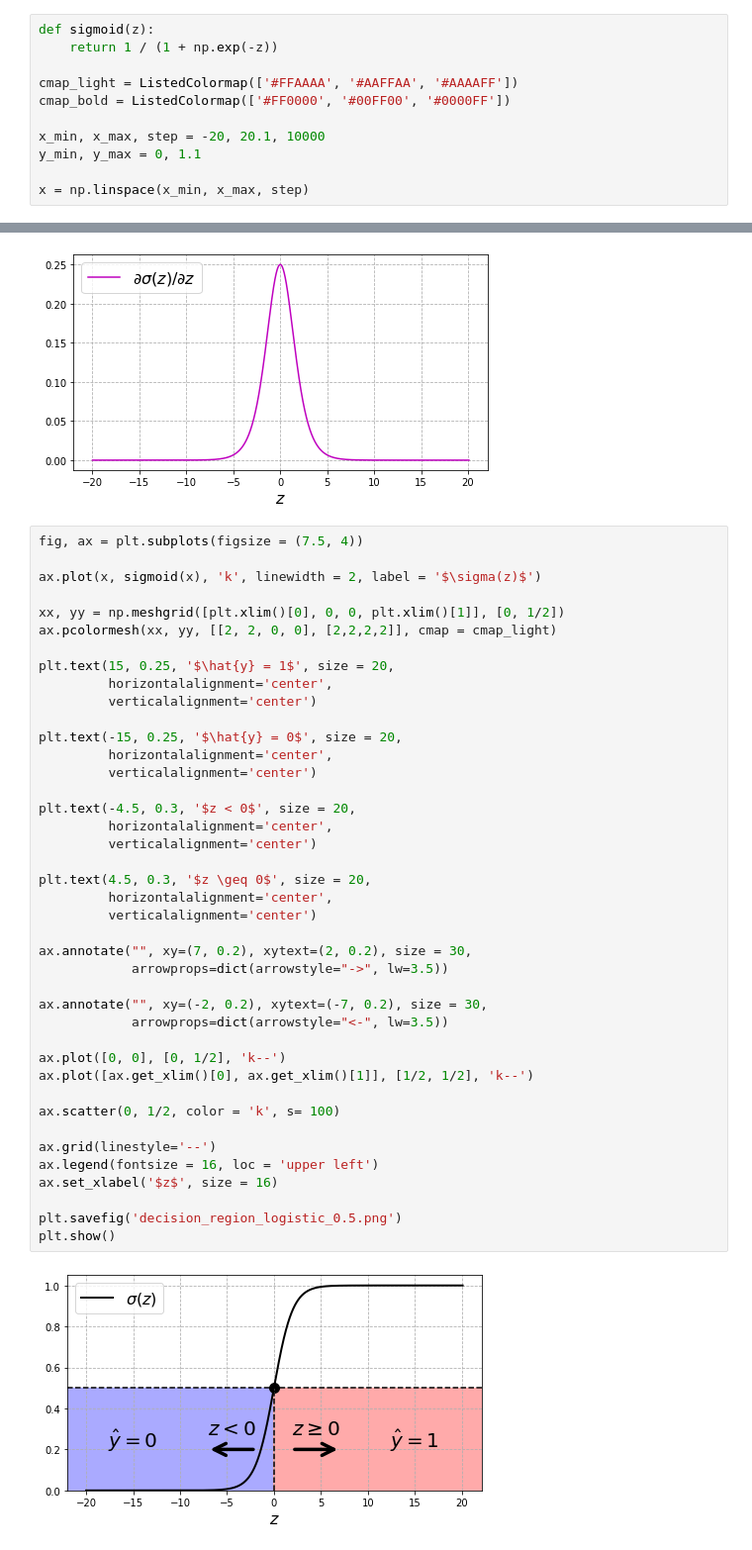
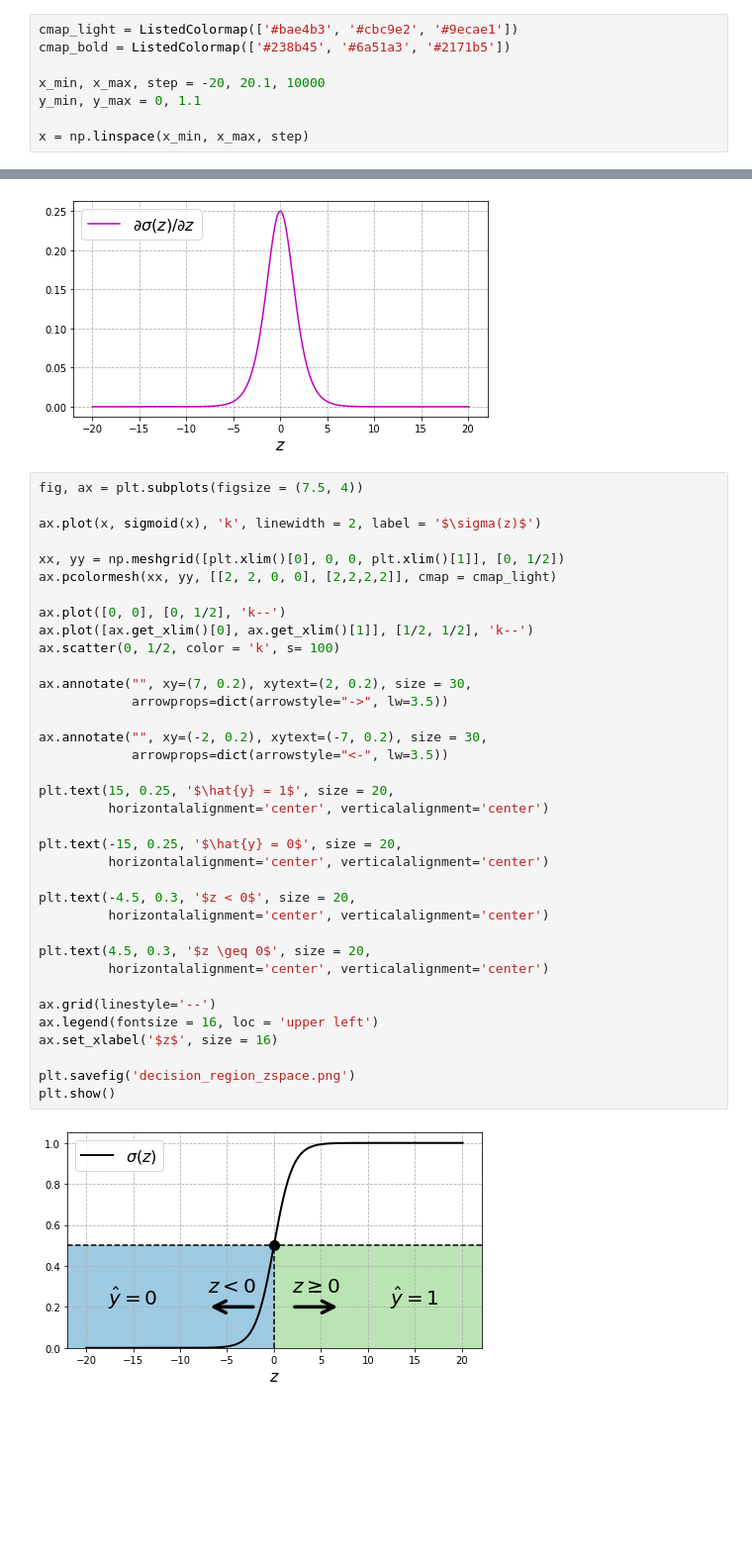
Before and after one commit to julian10m/ML-tutorials, a Jupyter notebook: Logistic-Regression.ipynb, the cells around one changed output, grey strips where cells are left out. Shown at 99% size. Cells and saved outputs as stored; diff of their text form; blank space fills up the shorter version.

```diff
--- a/Logistic-Regression.ipynb
+++ b/Logistic-Regression.ipynb
@@ -9,9 +12,6 @@ from mpl_toolkits import mplot3d
 # %%
-def sigmoid(z):
-    return 1 / (1 + np.exp(-z))
-
-cmap_light = ListedColormap(['#FFAAAA', '#AAFFAA', '#AAAAFF'])
-cmap_bold = ListedColormap(['#FF0000', '#00FF00', '#0000FF'])
+cmap_light = ListedColormap(['#bae4b3', '#cbc9e2', '#9ecae1'])
+cmap_bold = ListedColormap(['#238b45', '#6a51a3', '#2171b5'])
 
 x_min, x_max, step = -20, 20.1, 10000
 y_min, y_max = 0, 1.1
@@ -47,46 +50,41 @@ plt.show()
 # %%
 fig, ax = plt.subplots(figsize = (7.5, 4))
 
 ax.plot(x, sigmoid(x), 'k', linewidth = 2, label = '$\sigma(z)$')
 
 xx, yy = np.meshgrid([plt.xlim()[0], 0, 0, plt.xlim()[1]], [0, 1/2])
 ax.pcolormesh(xx, yy, [[2, 2, 0, 0], [2,2,2,2]], cmap = cmap_light)
 
-plt.text(15, 0.25, '$\hat{y} = 1$', size = 20,
-         horizontalalignment='center',
-         verticalalignment='center')
-
-plt.text(-15, 0.25, '$\hat{y} = 0$', size = 20,
-         horizontalalignment='center',
-         verticalalignment='center')
-
-plt.text(-4.5, 0.3, '$z < 0$', size = 20,
-         horizontalalignment='center',
-         verticalalignment='center')
-
-plt.text(4.5, 0.3, '$z \geq 0$', size = 20,
-         horizontalalignment='center',
-         verticalalignment='center')
+ax.plot([0, 0], [0, 1/2], 'k--')
+ax.plot([ax.get_xlim()[0], ax.get_xlim()[1]], [1/2, 1/2], 'k--')
+ax.scatter(0, 1/2, color = 'k', s= 100)
 
 ax.annotate("", xy=(7, 0.2), xytext=(2, 0.2), size = 30,
             arrowprops=dict(arrowstyle="->", lw=3.5))
 
 ax.annotate("", xy=(-2, 0.2), xytext=(-7, 0.2), size = 30,
             arrowprops=dict(arrowstyle="<-", lw=3.5))
 
-ax.plot([0, 0], [0, 1/2], 'k--')
-ax.plot([ax.get_xlim()[0], ax.get_xlim()[1]], [1/2, 1/2], 'k--')
+plt.text(15, 0.25, '$\hat{y} = 1$', size = 20,
+         horizontalalignment='center', verticalalignment='center')
 
-ax.scatter(0, 1/2, color = 'k', s= 100)
+plt.text(-15, 0.25, '$\hat{y} = 0$', size = 20,
+         horizontalalignment='center', verticalalignment='center')
+
+plt.text(-4.5, 0.3, '$z < 0$', size = 20,
+         horizontalalignment='center', verticalalignment='center')
+
+plt.text(4.5, 0.3, '$z \geq 0$', size = 20,
+         horizontalalignment='center', verticalalignment='center')
 
 ax.grid(linestyle='--')
 ax.legend(fontsize = 16, loc = 'upper left')
 ax.set_xlabel('$z$', size = 16)
 
-plt.savefig('decision_region_logistic_0.5.png')
+plt.savefig('decision_region_zspace.png')
 plt.show()
 # %% [output]
-[figure, old version]
+[figure, new version]
 # %%
 www = np.array([0.5, 1, 2, 8])
 bbb = np.array([-5, 0, 5])
```
Also changed, not shown: parts of 19 cells of this notebook.
